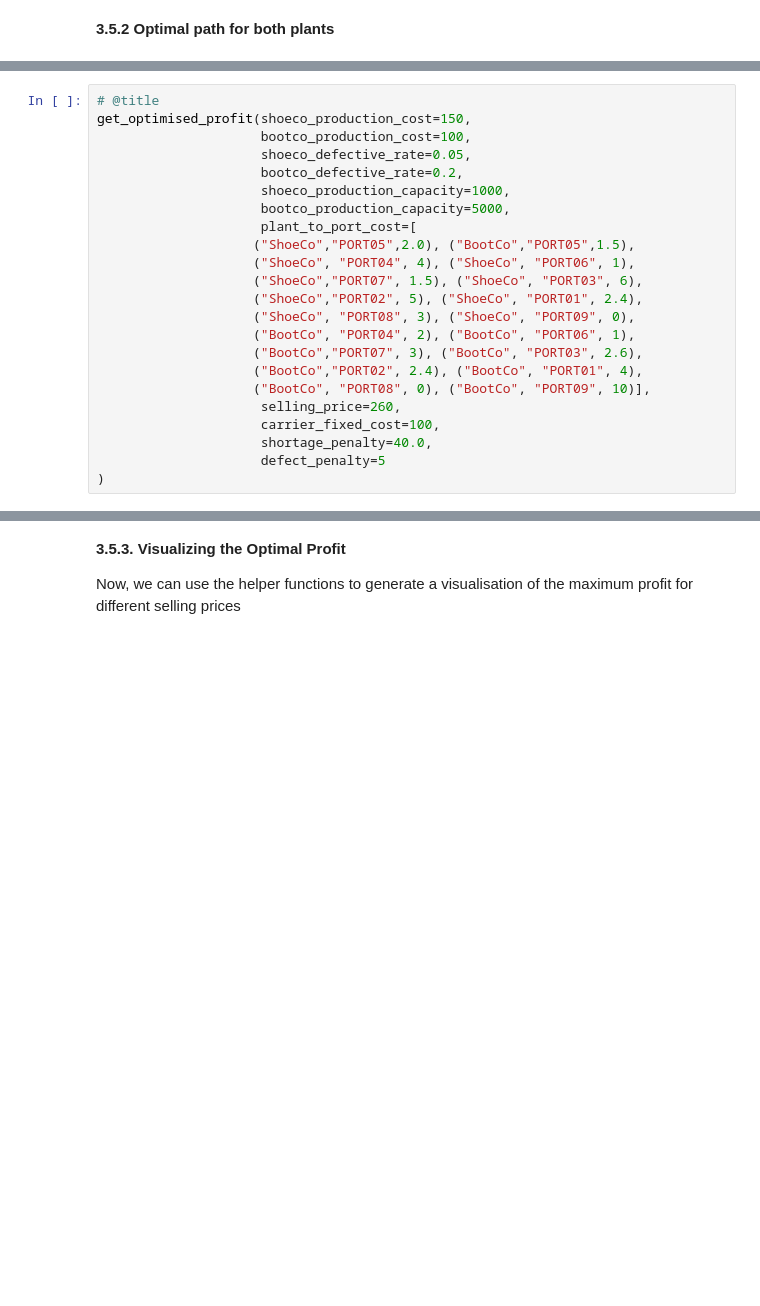
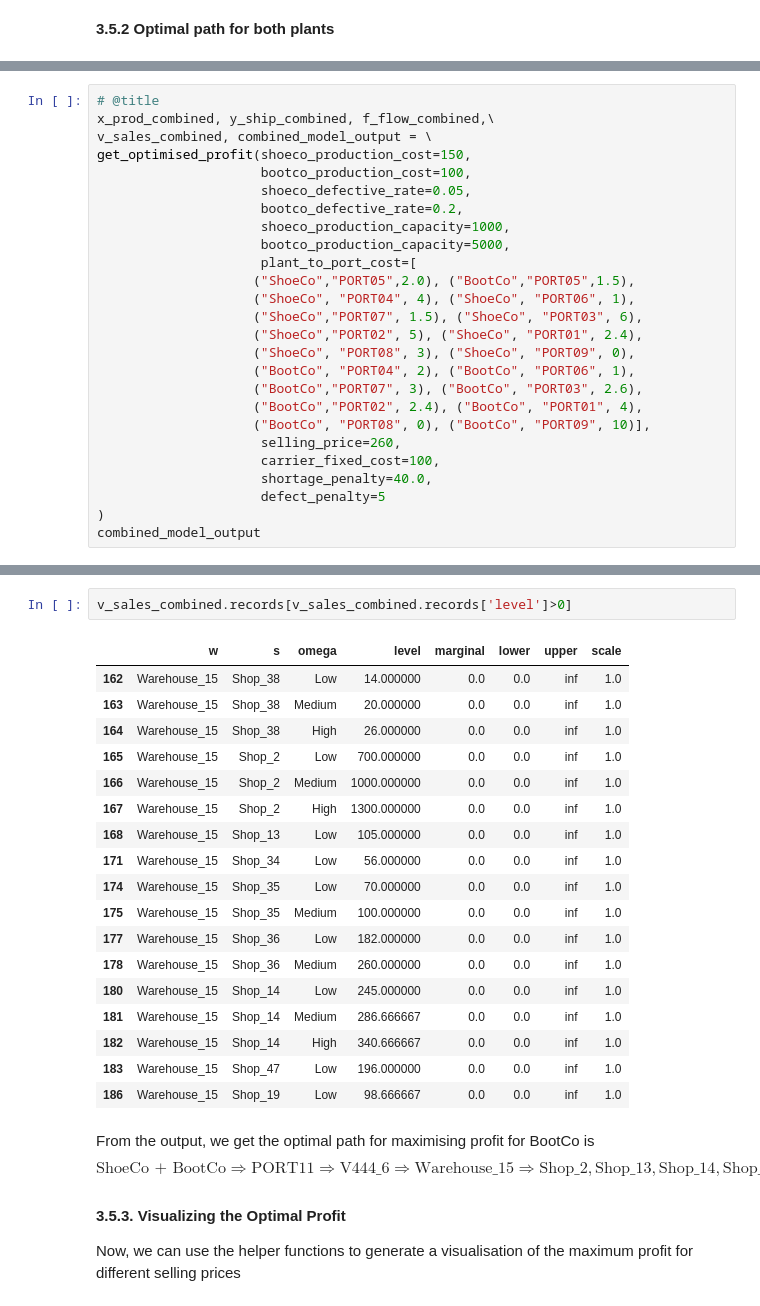
Before and after one commit to ashvin-a/Final-Project-524, a Jupyter notebook: src/main.ipynb, the cells around one changed output, grey strips where cells are left out. Saved outputs shown, nothing was run; the diff lists cells and outputs as text; blank space fills up the shorter version.

```diff
--- a/src/main.ipynb
+++ b/src/main.ipynb
@@ -1286,5 +1314,7 @@ def get_optimised_profit(shoeco_production_cost: int, bootco_production_cost: in
 # %%
 # @title
+x_prod_combined, y_ship_combined, f_flow_combined,\
+v_sales_combined, combined_model_output = \
 get_optimised_profit(shoeco_production_cost=150,
                      bootco_production_cost=100,
                      shoeco_defective_rate=0.05,
@@ -1306,6 +1336,7 @@ get_optimised_profit(shoeco_production_cost=150,
                      shortage_penalty=40.0,
                      defect_penalty=5
 )
+combined_model_output
 # %% [output]
 |  | Solver Status | Model Status | Objective | Num of Equations | Num of Variables | Model Type | Solver | ... |
 | 0 | Normal | OptimalGlobal | 2585.344146 | 1289 | 2058 | MIP | CPLEX | ... |
@@ -1312,3 +1355,27 @@ get_optimised_profit(shoeco_production_cost=150,
+# %%
+v_sales_combined.records[v_sales_combined.records['level']>0]
+# %% [output]
+|  | w | s | omega | level | marginal | lower | upper | scale |
+| 162 | Warehouse_15 | Shop_38 | Low | 14.000000 | 0.0 | 0.0 | inf | 1.0 |
+| 163 | Warehouse_15 | Shop_38 | Medium | 20.000000 | 0.0 | 0.0 | inf | 1.0 |
+| 164 | Warehouse_15 | Shop_38 | High | 26.000000 | 0.0 | 0.0 | inf | 1.0 |
+| 165 | Warehouse_15 | Shop_2 | Low | 700.000000 | 0.0 | 0.0 | inf | 1.0 |
+| 166 | Warehouse_15 | Shop_2 | Medium | 1000.000000 | 0.0 | 0.0 | inf | 1.0 |
+| 167 | Warehouse_15 | Shop_2 | High | 1300.000000 | 0.0 | 0.0 | inf | 1.0 |
+| 168 | Warehouse_15 | Shop_13 | Low | 105.000000 | 0.0 | 0.0 | inf | 1.0 |
+| 171 | Warehouse_15 | Shop_34 | Low | 56.000000 | 0.0 | 0.0 | inf | 1.0 |
+| 174 | Warehouse_15 | Shop_35 | Low | 70.000000 | 0.0 | 0.0 | inf | 1.0 |
+| 175 | Warehouse_15 | Shop_35 | Medium | 100.000000 | 0.0 | 0.0 | inf | 1.0 |
+| 177 | Warehouse_15 | Shop_36 | Low | 182.000000 | 0.0 | 0.0 | inf | 1.0 |
+| 178 | Warehouse_15 | Shop_36 | Medium | 260.000000 | 0.0 | 0.0 | inf | 1.0 |
+| 180 | Warehouse_15 | Shop_14 | Low | 245.000000 | 0.0 | 0.0 | inf | 1.0 |
+| 181 | Warehouse_15 | Shop_14 | Medium | 286.666667 | 0.0 | 0.0 | inf | 1.0 |
+| 182 | Warehouse_15 | Shop_14 | High | 340.666667 | 0.0 | 0.0 | inf | 1.0 |
+| 183 | Warehouse_15 | Shop_47 | Low | 196.000000 | 0.0 | 0.0 | inf | 1.0 |
+| 186 | Warehouse_15 | Shop_19 | Low | 98.666667 | 0.0 | 0.0 | inf | 1.0 |
+# %% [markdown]
+From the output, we get the optimal path for maximising profit for BootCo is
+$$\text{ShoeCo + BootCo} ⇒ \text{PORT11} ⇒ \text{V444_6} ⇒ \text{Warehouse_15} ⇒ {\text{Shop_2}, \text{Shop_13}, \text{Shop_14}, \text{Shop_19}, \text{Shop_34}, \text{Shop_35}, \text{Shop_36}, \text{Shop_38}, \text{Shop_47}}$$
 # %% [markdown]
 **3.5.3. Visualizing the Optimal Profit**
 
```
Also changed, not shown: parts of 15 cells of this notebook.
